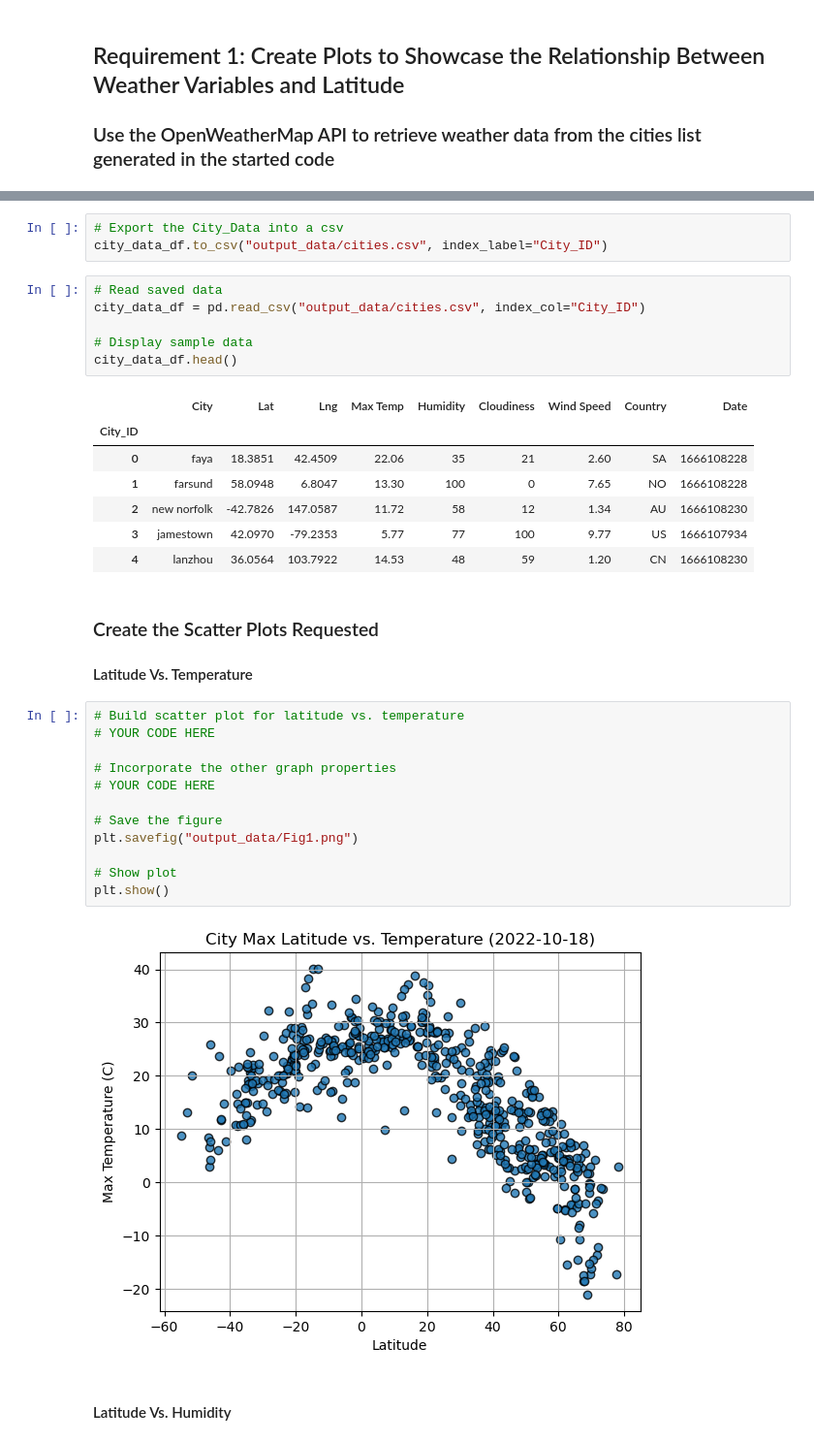
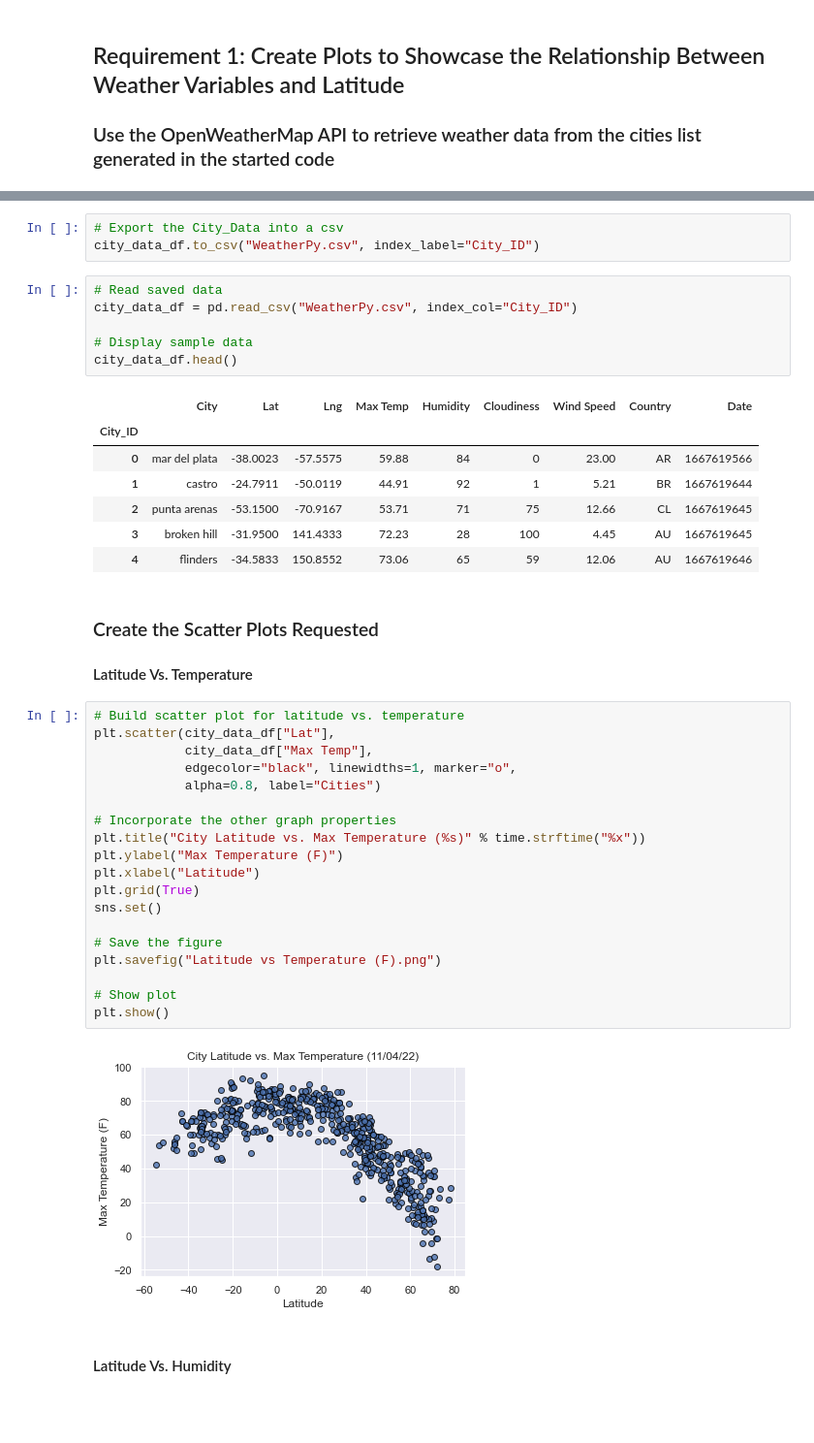
Before and after one commit to madinalikes/Python_Api_Challenge, a Jupyter notebook: WeatherPy/WeatherPy.ipynb, the cells around one changed output, grey strips where cells are left out. Shown at 97% size. Drawn from its saved outputs; the diff is of its cells as text; blank space fills up the shorter version.

Commit message:
WeatherPy

```diff
--- a/WeatherPy/WeatherPy.ipynb
+++ b/WeatherPy/WeatherPy.ipynb
@@ -171,36 +188,43 @@ city_data_df.head()
 # %%
 # Export the City_Data into a csv
-city_data_df.to_csv("output_data/cities.csv", index_label="City_ID")
+city_data_df.to_csv("WeatherPy.csv", index_label="City_ID")
 # %%
 # Read saved data
-city_data_df = pd.read_csv("output_data/cities.csv", index_col="City_ID")
+city_data_df = pd.read_csv("WeatherPy.csv", index_col="City_ID")
 
 # Display sample data
 city_data_df.head()
 # %% [output]
 |  | City | Lat | Lng | Max Temp | Humidity | Cloudiness | Wind Speed | Country | Date |
 | City_ID |  |  |  |  |  |  |  |  |  |
-| 0 | faya | 18.3851 | 42.4509 | 22.06 | 35 | 21 | 2.60 | SA | 1666108228 |
-| 1 | farsund | 58.0948 | 6.8047 | 13.30 | 100 | 0 | 7.65 | NO | 1666108228 |
-| 2 | new norfolk | -42.7826 | 147.0587 | 11.72 | 58 | 12 | 1.34 | AU | 1666108230 |
-| 3 | jamestown | 42.0970 | -79.2353 | 5.77 | 77 | 100 | 9.77 | US | 1666107934 |
-| 4 | lanzhou | 36.0564 | 103.7922 | 14.53 | 48 | 59 | 1.20 | CN | 1666108230 |
+| 0 | mar del plata | -38.0023 | -57.5575 | 59.88 | 84 | 0 | 23.00 | AR | 1667619566 |
+| 1 | castro | -24.7911 | -50.0119 | 44.91 | 92 | 1 | 5.21 | BR | 1667619644 |
+| 2 | punta arenas | -53.1500 | -70.9167 | 53.71 | 71 | 75 | 12.66 | CL | 1667619645 |
+| 3 | broken hill | -31.9500 | 141.4333 | 72.23 | 28 | 100 | 4.45 | AU | 1667619645 |
+| 4 | flinders | -34.5833 | 150.8552 | 73.06 | 65 | 59 | 12.06 | AU | 1667619646 |
 # %% [markdown]
 ### Create the Scatter Plots Requested
 
 #### Latitude Vs. Temperature
 # %%
 # Build scatter plot for latitude vs. temperature
-# YOUR CODE HERE
+plt.scatter(city_data_df["Lat"],
+            city_data_df["Max Temp"],
+            edgecolor="black", linewidths=1, marker="o",
+            alpha=0.8, label="Cities")
 
 # Incorporate the other graph properties
-# YOUR CODE HERE
+plt.title("City Latitude vs. Max Temperature (%s)" % time.strftime("%x"))
+plt.ylabel("Max Temperature (F)")
+plt.xlabel("Latitude")
+plt.grid(True)
+sns.set()
 
 # Save the figure
-plt.savefig("output_data/Fig1.png")
+plt.savefig("Latitude vs Temperature (F).png")
 
 # Show plot
 plt.show()
 # %% [output]
-[figure, old version]
+[figure, new version]
 # %% [markdown]
```
Also changed, not shown: parts of 37 cells of this notebook, 17 other files.
